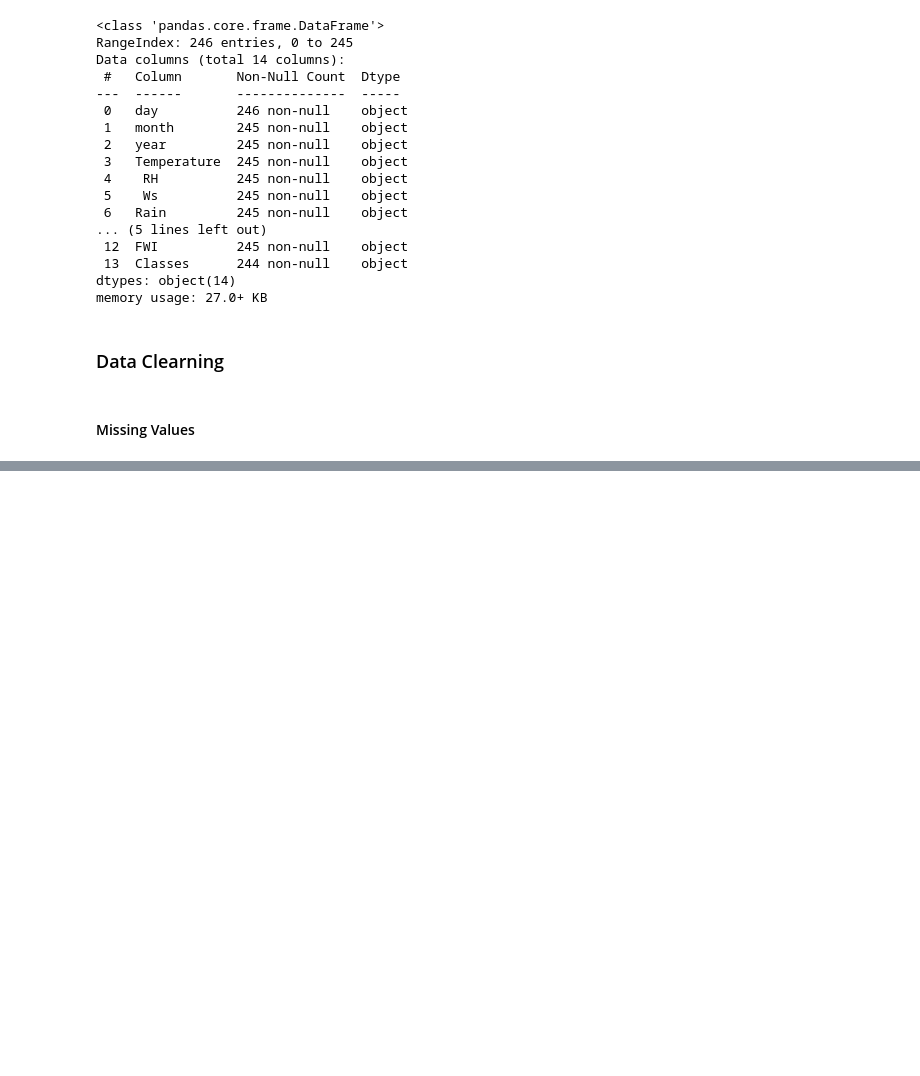
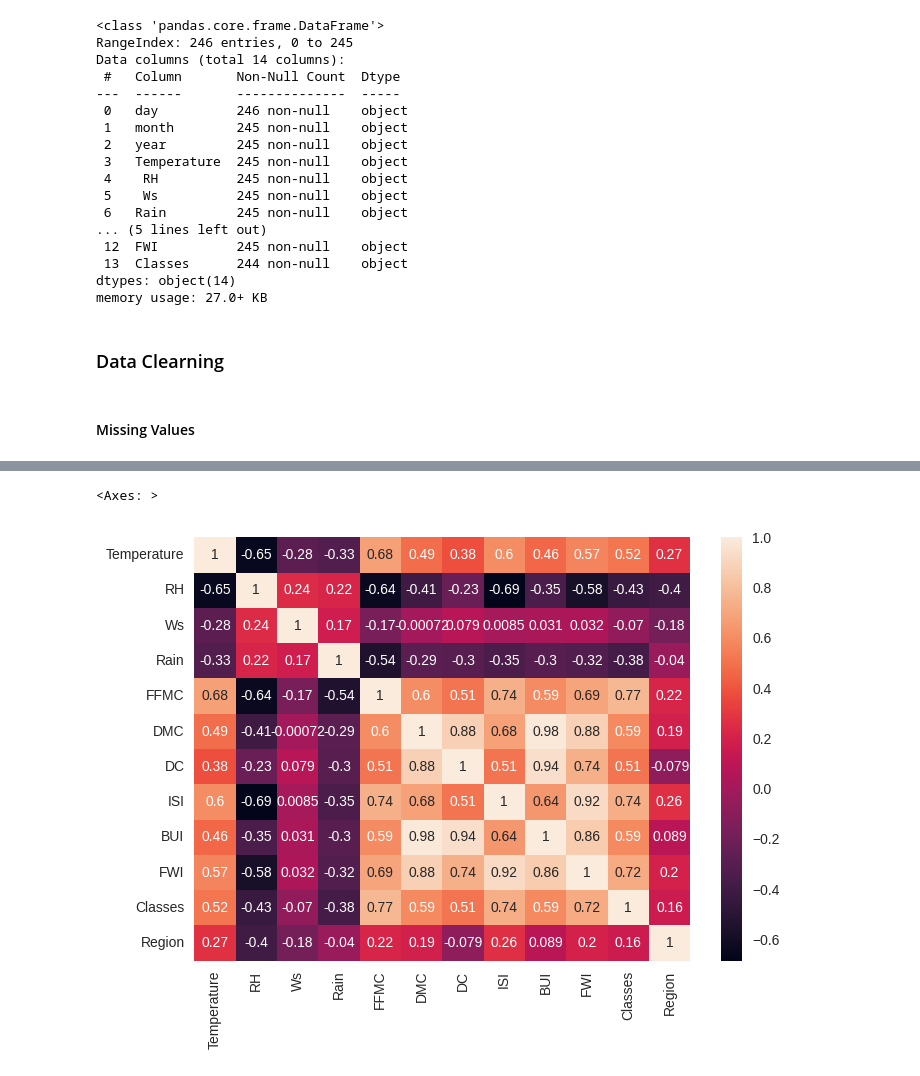
Before and after one commit to AshwinUnnikrishnan/Forest_Fires, a Jupyter notebook: Algerian_Forest.ipynb, the cells around one changed output, grey strips where cells are left out. Saved outputs shown, nothing was run; the diff lists cells and outputs as text; code cells hidden in the pictures; blank space fills up the shorter version.

```diff
--- a/Algerian_Forest.ipynb
+++ b/Algerian_Forest.ipynb
@@ -36,0 +234,5 @@ memory usage: 27.0+ KB
+# %%
+sns.heatmap(df_copy.corr())
+# %% [output]
+<Axes: >
+[figure, added]
```
Also changed, not shown: parts of 39 cells of this notebook.
